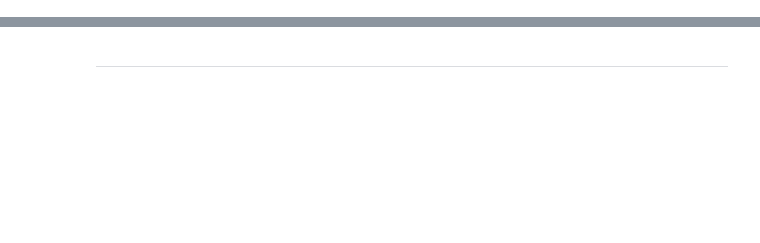
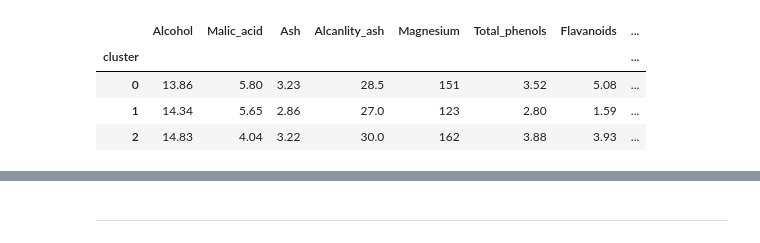
Before and after one commit to pluggarose/BigData, a Jupyter notebook: Lab4/Lab41.ipynb, the cells around one changed output, grey strips where cells are left out. Drawn from its saved outputs; the diff is of its cells as text; code cells hidden in the pictures; blank space fills up the shorter version.

```diff
--- a/Lab4/Lab41.ipynb
+++ b/Lab4/Lab41.ipynb
@@ -60,0 +65,8 @@ df.groupby('cluster').mean()
+# %%
+dff.groupby('cluster').max()
+# %% [output]
+|  | Alcohol | Malic_acid | Ash | Alcanlity_ash | Magnesium | Total_phenols | Flavanoids | ... |
+| cluster |  |  |  |  |  |  |  | ... |
+| 0 | 13.86 | 5.80 | 3.23 | 28.5 | 151 | 3.52 | 5.08 | ... |
+| 1 | 14.34 | 5.65 | 2.86 | 27.0 | 123 | 2.80 | 1.59 | ... |
+| 2 | 14.83 | 4.04 | 3.22 | 30.0 | 162 | 3.88 | 3.93 | ... |
```
Also changed, not shown: parts of 13 cells of this notebook, 3 other files.
